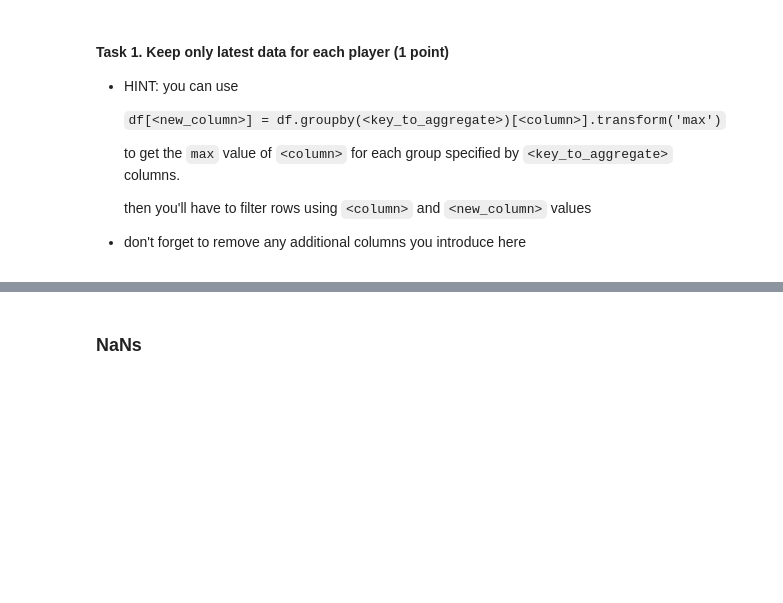
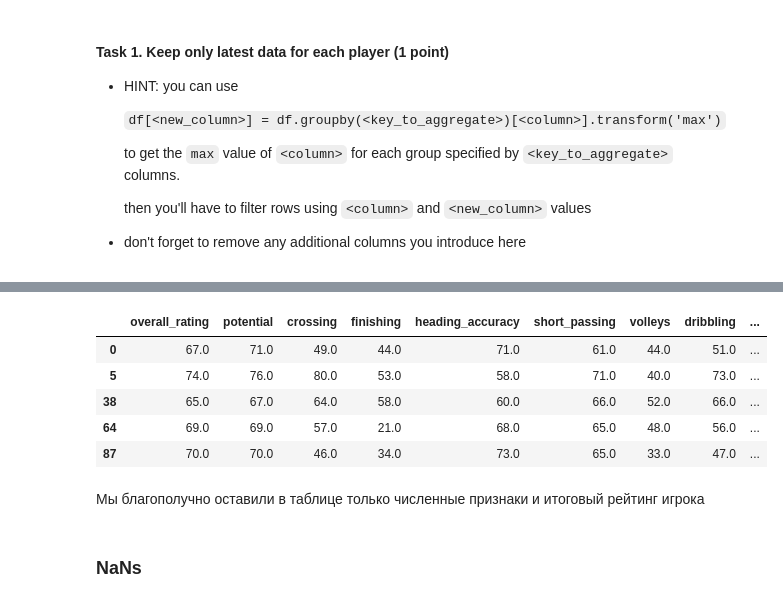
Before and after one commit to zappaz00/3_linear_regression, a Jupyter notebook: linear_regression.ipynb, the cells around one changed output, grey strips where cells are left out. Saved outputs shown, nothing was run; the diff lists cells and outputs as text; code cells hidden in the pictures; blank space fills up the shorter version.

```diff
--- a/linear_regression.ipynb
+++ b/linear_regression.ipynb
@@ -244,6 +246,16 @@ assert df.duplicated(['id']).sum() == 0
 # %%
 # no longer need 'id' and 'date' columns
 df.drop(columns=['id', 'date'], inplace=True)
+df.head()
+# %% [output]
+|  | overall_rating | potential | crossing | finishing | heading_accuracy | short_passing | volleys | dribbling | ... |
+| 0 | 67.0 | 71.0 | 49.0 | 44.0 | 71.0 | 61.0 | 44.0 | 51.0 | ... |
+| 5 | 74.0 | 76.0 | 80.0 | 53.0 | 58.0 | 71.0 | 40.0 | 73.0 | ... |
+| 38 | 65.0 | 67.0 | 64.0 | 58.0 | 60.0 | 66.0 | 52.0 | 66.0 | ... |
+| 64 | 69.0 | 69.0 | 57.0 | 21.0 | 68.0 | 65.0 | 48.0 | 56.0 | ... |
+| 87 | 70.0 | 70.0 | 46.0 | 34.0 | 73.0 | 65.0 | 33.0 | 47.0 | ... |
+# %% [markdown]
+Мы благополучно оставили в таблице только численные признаки и итоговый рейтинг игрока
 # %% [markdown]
 ### NaNs
 # %%
```
Also changed, not shown: parts of 29 cells of this notebook.
